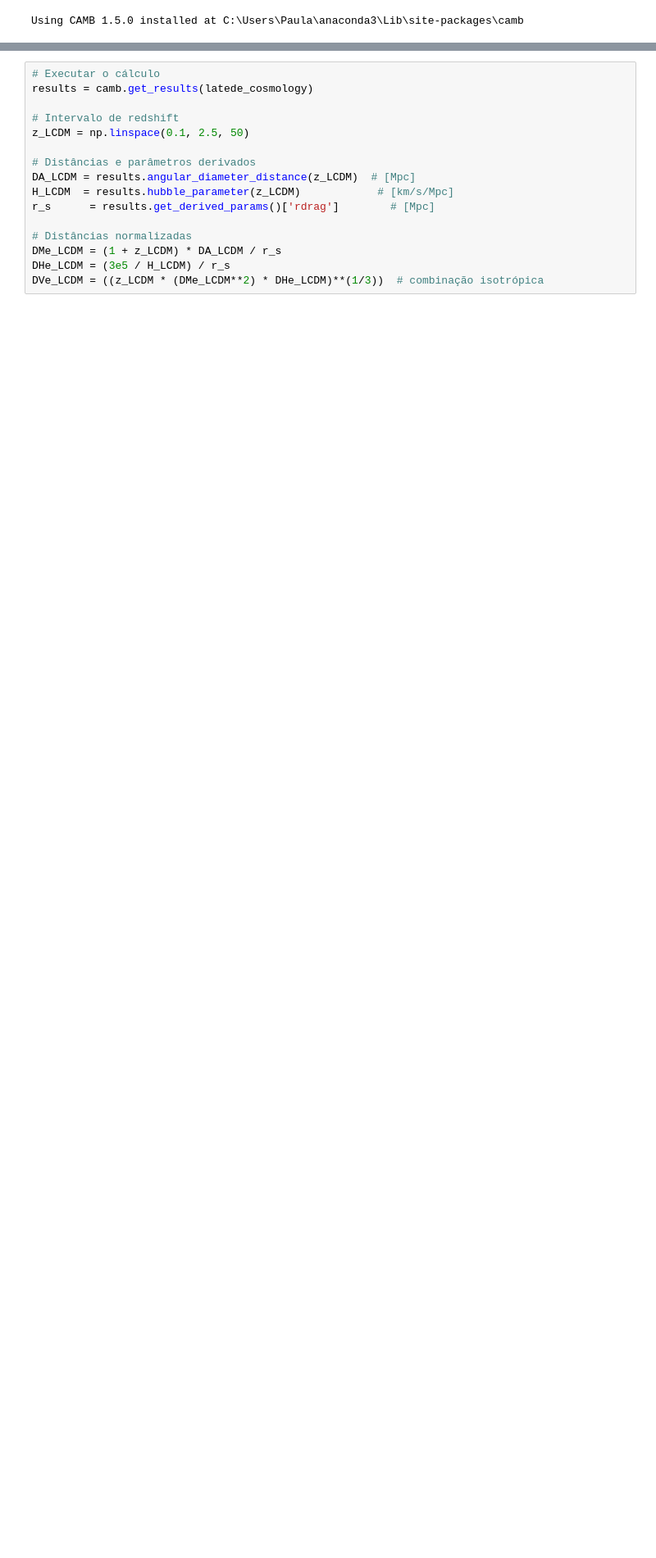
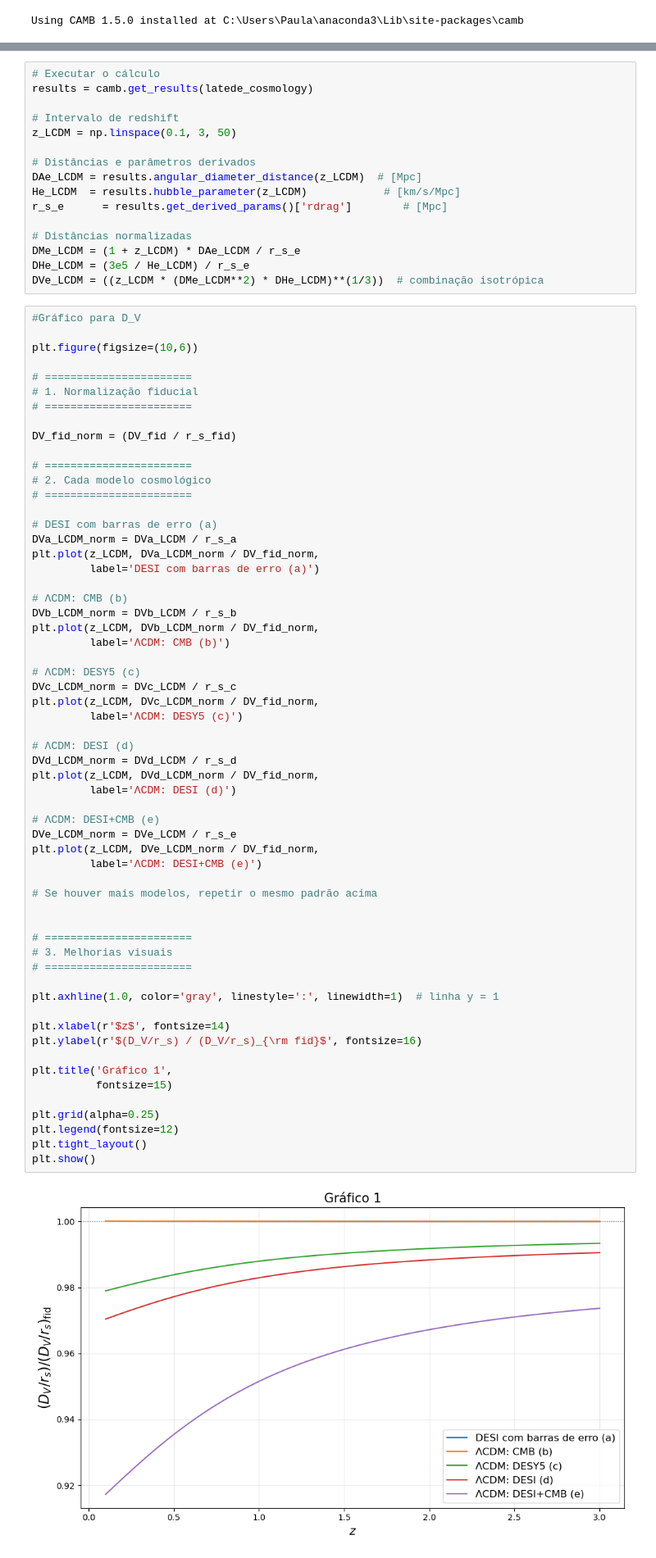
Before and after one commit to paulamachado295/Projeto_LateDE, a Jupyter notebook: Gráfico_Fig13_DESI_DR2.ipynb, the cells around one changed output, grey strips where cells are left out. Shown: that part at 82% size. Saved outputs shown, nothing was run; the diff lists cells and outputs as text; blank space fills up the shorter version.

Commit message:
Tentei plotar o 1o gráfico

```diff
--- a/Gráfico_Fig13_DESI_DR2.ipynb
+++ b/Gráfico_Fig13_DESI_DR2.ipynb
@@ -159,17 +189,78 @@ latede_cosmology = camb.set_params(# Background
 results = camb.get_results(latede_cosmology)
 
 # Intervalo de redshift
-z_LCDM = np.linspace(0.1, 2.5, 50)
+z_LCDM = np.linspace(0.1, 3, 50)
 
 # Distâncias e parâmetros derivados
-DA_LCDM = results.angular_diameter_distance(z_LCDM)  # [Mpc]
-H_LCDM  = results.hubble_parameter(z_LCDM)            # [km/s/Mpc]
-r_s      = results.get_derived_params()['rdrag']        # [Mpc]
+DAe_LCDM = results.angular_diameter_distance(z_LCDM)  # [Mpc]
+He_LCDM  = results.hubble_parameter(z_LCDM)            # [km/s/Mpc]
+r_s_e      = results.get_derived_params()['rdrag']        # [Mpc]
 
 # Distâncias normalizadas
-DMe_LCDM = (1 + z_LCDM) * DA_LCDM / r_s
-DHe_LCDM = (3e5 / H_LCDM) / r_s
+DMe_LCDM = (1 + z_LCDM) * DAe_LCDM / r_s_e
+DHe_LCDM = (3e5 / He_LCDM) / r_s_e
 DVe_LCDM = ((z_LCDM * (DMe_LCDM**2) * DHe_LCDM)**(1/3))  # combinação isotrópica
+# %%
+#Gráfico para D_V
+
+plt.figure(figsize=(10,6))
+
+# =======================
+# 1. Normalização fiducial
+# =======================
+
+DV_fid_norm = (DV_fid / r_s_fid)
+
+# =======================
+# 2. Cada modelo cosmológico
+# =======================
+
+# DESI com barras de erro (a)
+DVa_LCDM_norm = DVa_LCDM / r_s_a
+plt.plot(z_LCDM, DVa_LCDM_norm / DV_fid_norm,
+         label='DESI com barras de erro (a)')
+
+# ΛCDM: CMB (b)
+DVb_LCDM_norm = DVb_LCDM / r_s_b
+plt.plot(z_LCDM, DVb_LCDM_norm / DV_fid_norm,
+         label='ΛCDM: CMB (b)')
+
+# ΛCDM: DESY5 (c)
+DVc_LCDM_norm = DVc_LCDM / r_s_c
+plt.plot(z_LCDM, DVc_LCDM_norm / DV_fid_norm,
+         label='ΛCDM: DESY5 (c)')
+
+# ΛCDM: DESI (d)
+DVd_LCDM_norm = DVd_LCDM / r_s_d
+plt.plot(z_LCDM, DVd_LCDM_norm / DV_fid_norm,
+         label='ΛCDM: DESI (d)')
+
+# ΛCDM: DESI+CMB (e)
+DVe_LCDM_norm = DVe_LCDM / r_s_e
+plt.plot(z_LCDM, DVe_LCDM_norm / DV_fid_norm,
+         label='ΛCDM: DESI+CMB (e)')
+
+# Se houver mais modelos, repetir o mesmo padrão acima
+
+
+# =======================
+# 3. Melhorias visuais
+# =======================
+
+plt.axhline(1.0, color='gray', linestyle=':', linewidth=1)  # linha y = 1
+
+plt.xlabel(r'$z$', fontsize=14)
+plt.ylabel(r'$(D_V/r_s) / (D_V/r_s)_{\rm fid}$', fontsize=16)
+
+plt.title('Gráfico 1',
+          fontsize=15)
+
+plt.grid(alpha=0.25)
+plt.legend(fontsize=12)
+plt.tight_layout()
+plt.show()
+# %% [output]
+[figure, added]
 # %%
 #Gráfico para D_M
 
```
Also changed, not shown: parts of 8 cells of this notebook.
